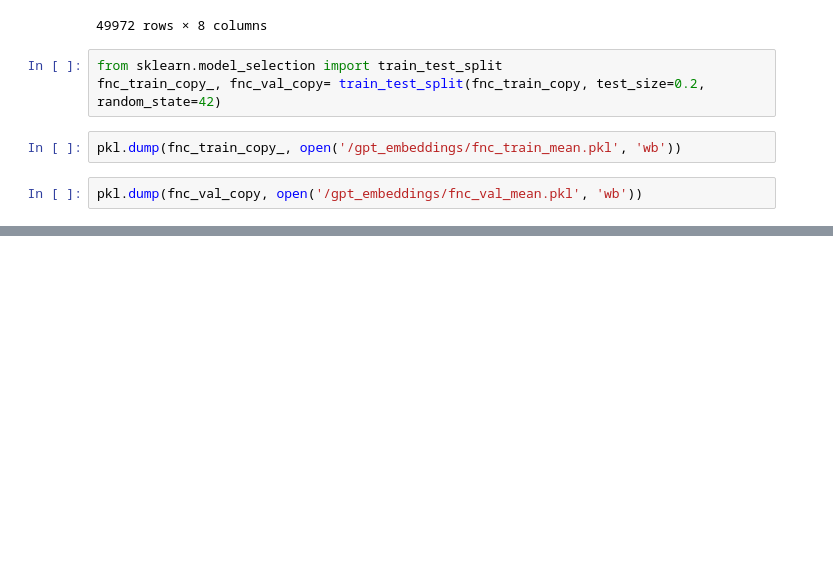
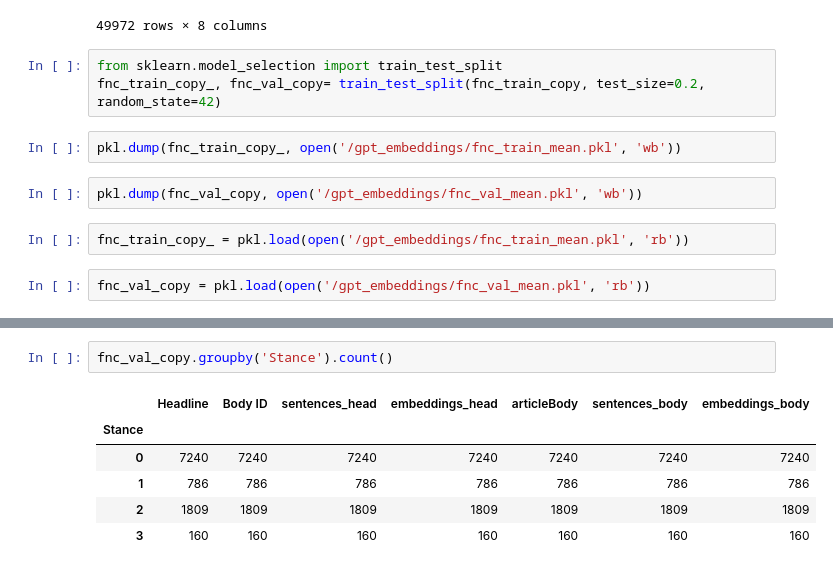
Before and after one commit to songwdfu/NLP_PJ, a Jupyter notebook: BERT_embeddings/read_fnc.ipynb, the cells around one changed output, grey strips where cells are left out. Drawn from its saved outputs; the diff is of its cells as text; blank space fills up the shorter version.

```diff
--- a/BERT_embeddings/read_fnc.ipynb
+++ b/BERT_embeddings/read_fnc.ipynb
@@ -277,3 +277,7 @@ fnc_train_copy_, fnc_val_copy= train_test_split(fnc_train_copy, test_size=0.2, r
 pkl.dump(fnc_train_copy_, open('/gpt_embeddings/fnc_train_mean.pkl', 'wb'))
 # %%
 pkl.dump(fnc_val_copy, open('/gpt_embeddings/fnc_val_mean.pkl', 'wb'))
+# %%
+fnc_train_copy_ = pkl.load(open('/gpt_embeddings/fnc_train_mean.pkl', 'rb'))
+# %%
+fnc_val_copy = pkl.load(open('/gpt_embeddings/fnc_val_mean.pkl', 'rb'))
@@ -279,0 +310,9 @@ pkl.dump(fnc_val_copy, open('/gpt_embeddings/fnc_val_mean.pkl', 'wb'))
+# %%
+fnc_val_copy.groupby('Stance').count()
+# %% [output]
+|  | Headline | Body ID | sentences_head | embeddings_head | articleBody | sentences_body | embeddings_body |
+| Stance |  |  |  |  |  |  |  |
+| 0 | 7240 | 7240 | 7240 | 7240 | 7240 | 7240 | 7240 |
+| 1 | 786 | 786 | 786 | 786 | 786 | 786 | 786 |
+| 2 | 1809 | 1809 | 1809 | 1809 | 1809 | 1809 | 1809 |
+| 3 | 160 | 160 | 160 | 160 | 160 | 160 | 160 |
```
Also changed, not shown: parts of 5 cells of this notebook, 13 other files.
